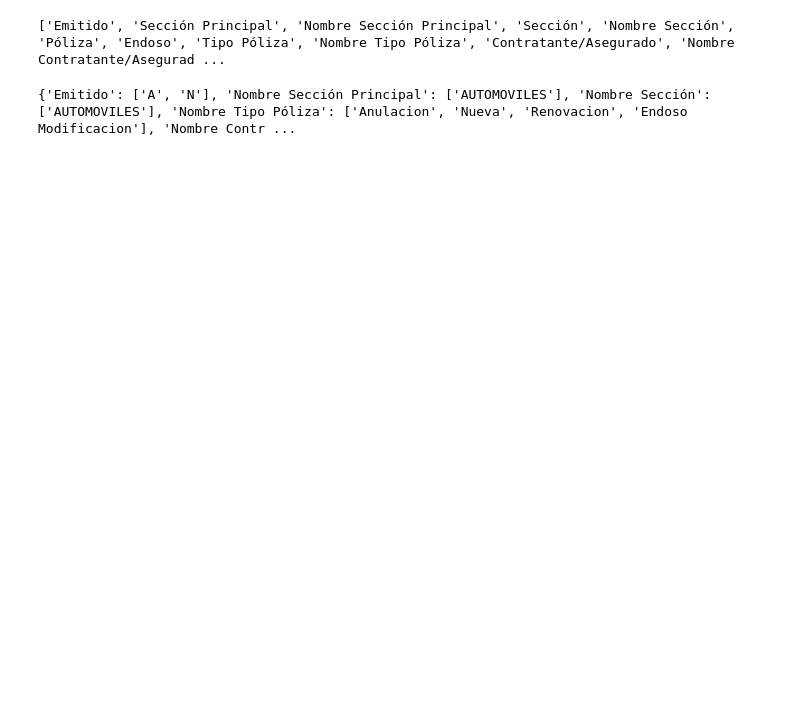
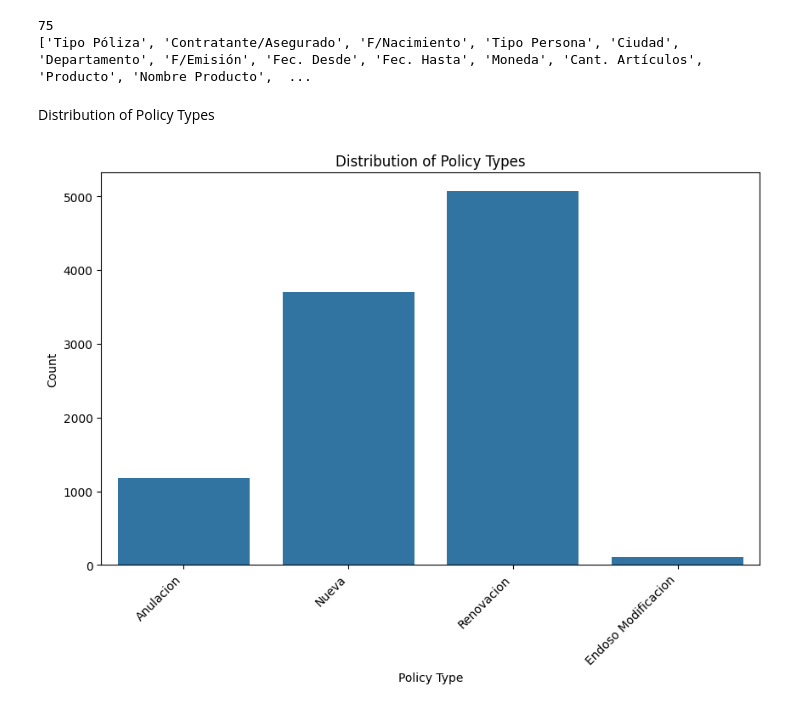
Before and after one commit to frostbitepy/ExcelDataAnalysisApp, a Jupyter notebook: notebook.ipynb, the cells around one changed output. Cells and saved outputs as stored; diff of their text form; code cells hidden in the pictures; blank space fills up the shorter version.

```diff
--- a/notebook.ipynb
+++ b/notebook.ipynb
@@ -11,0 +87,4 @@ df = pd.read_excel(file_path)
+# %%
+# Remove columns that are not needed
+df_cleaned = remove_columns(df, df_template)
+# df_cleaned.head()
@@ -11,0 +146,6 @@ df = pd.read_excel(file_path)
+# %%
+# Extraer la segunda parte de cada tupla como lista de etiquetas
+etiquetas = [etiqueta for _, etiqueta in columnas_codigo_etiqueta]
+
+# Mostrar la lista de etiquetas
+print(etiquetas)
@@ -11,0 +154,3 @@ df = pd.read_excel(file_path)
+# %%
+# Eliminar las columnas de códigos originales del DataFrame modificado
+df = df.drop(etiquetas, axis=1)
@@ -60,23 +191,30 @@ Length: 177, dtype: int64
-# %%
-# Get a list of all column names
-column_names = df.columns.tolist()
-
-print(column_names)
-# %% [output]
-['Emitido', 'Sección Principal', 'Nombre Sección Principal', 'Sección', 'Nombre Sección', 'Póliza', 'Endoso', 'Tipo Póliza', 'Nombre Tipo Póliza', 'Contratante/Asegurado', 'Nombre Contratante/Asegurad ...
-# %%
-# Initialize an empty dictionary
-unique_values = {}
-
-# Loop over each column in the DataFrame
-for column in df.columns:
-    # If the column data type is 'object', it has string type elements
-    if df[column].dtype == 'object':
-        # Get the unique values in the column
-        column_unique_values = df[column].unique().tolist()
-        # Add the unique values to the dictionary
-        unique_values[column] = column_unique_values
-
-print(unique_values)
-# %% [output]
-{'Emitido': ['A', 'N'], 'Nombre Sección Principal': ['AUTOMOVILES'], 'Nombre Sección': ['AUTOMOVILES'], 'Nombre Tipo Póliza': ['Anulacion', 'Nueva', 'Renovacion', 'Endoso Modificacion'], 'Nombre Contr ...
+# %%
+column_names = df.columns.tolist()
+print(len(column_names))
+print(column_names)
+# %% [output]
+75
+['Tipo Póliza', 'Contratante/Asegurado', 'F/Nacimiento', 'Tipo Persona', 'Ciudad', 'Departamento', 'F/Emisión', 'Fec. Desde', 'Fec. Hasta', 'Moneda', 'Cant. Artículos', 'Producto', 'Nombre Producto',  ...
+# %%
+# List of columns to convert
+columns_to_convert = ['Suma Asegurada Art.', 'Prima Técnica Art.', 'Costo de Servicio Art.', 'Prima Art.', 'Premio Art.',
+                       'Suma Asegurada', 'Prima Técnica', 'Costo de Servicio', 'Prima']
+
+# Convert negative values to positives
+df[columns_to_convert] = df[columns_to_convert].abs()
+# %% [markdown]
+Distribution of Policy Types
+# %%
+import matplotlib.pyplot as plt
+import seaborn as sns
+
+# Analyzing the distribution of policy types
+plt.figure(figsize=(10, 6))
+sns.countplot(x='Tipo Póliza_etiqueta', data=df)
+plt.title('Distribution of Policy Types')
+plt.xlabel('Policy Type')
+plt.ylabel('Count')
+plt.xticks(rotation=45, ha='right')
+plt.show()
+# %% [output]
+[figure, added]
```
Also changed, not shown: parts of 35 cells of this notebook, 1 other file.
